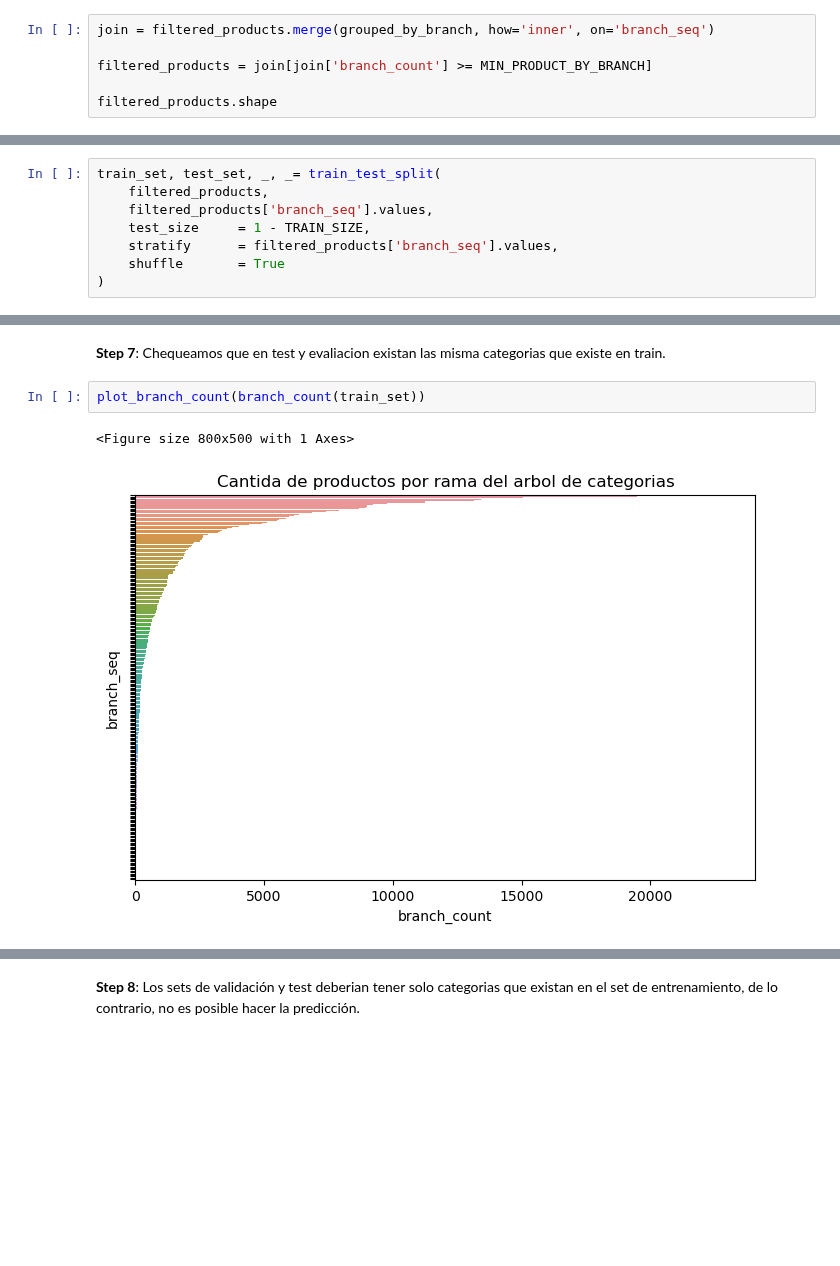
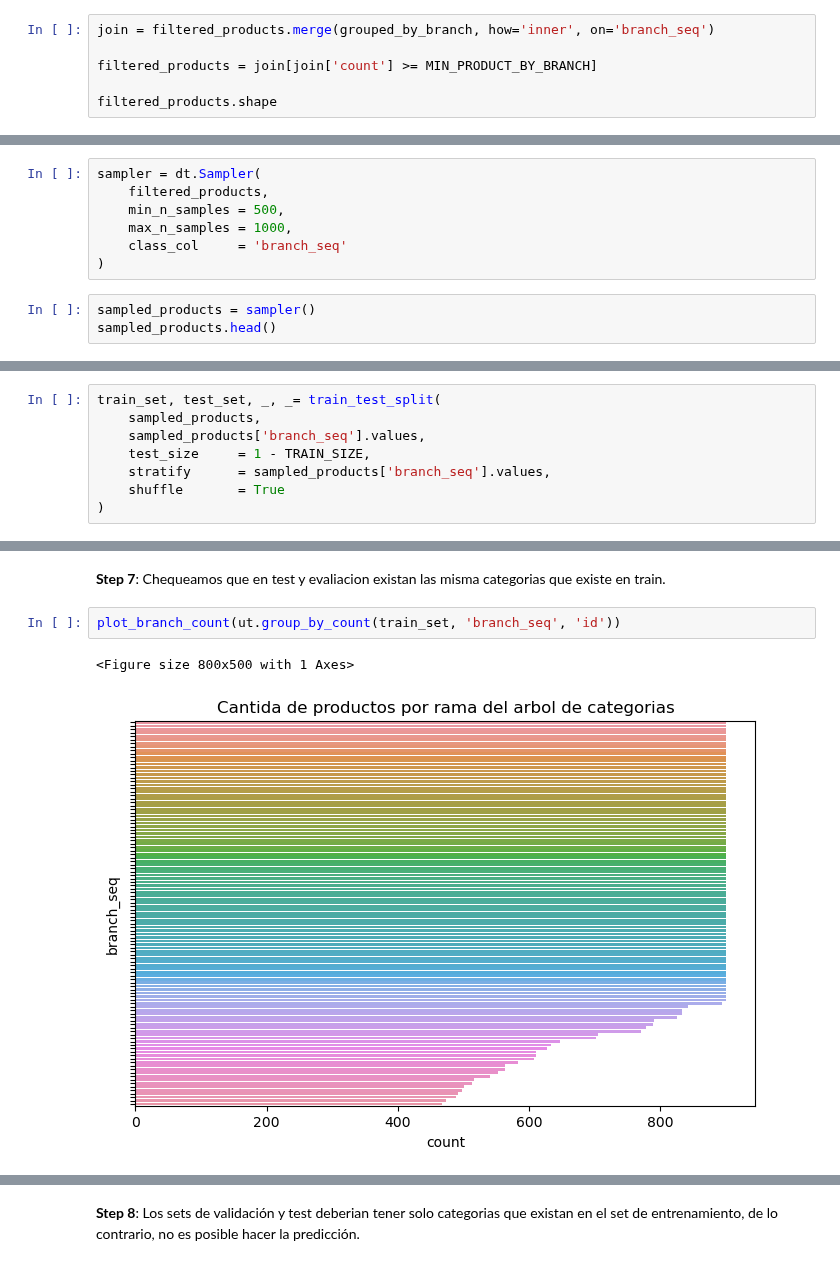
Before and after one commit to magistery-tps/text-mining, a Jupyter notebook: notebooks/fashion_outfits/preprocessing.ipynb, the cells around one changed output, grey strips where cells are left out. Cells and saved outputs as stored; diff of their text form; blank space fills up the shorter version.

```diff
--- a/notebooks/fashion_outfits/preprocessing.ipynb
+++ b/notebooks/fashion_outfits/preprocessing.ipynb
@@ -243,7 +243,7 @@ grouped_by_branch.head()
 # %%
 join = filtered_products.merge(grouped_by_branch, how='inner', on='branch_seq')
 
-filtered_products = join[join['branch_count'] >= MIN_PRODUCT_BY_BRANCH]
+filtered_products = join[join['count'] >= MIN_PRODUCT_BY_BRANCH]
 
 filtered_products.shape
 # %% [output]
@@ -307,0 +337,10 @@ memory usage: 36.5+ MB
+# %%
+sampler = dt.Sampler(
+    filtered_products,
+    min_n_samples = 500,
+    max_n_samples = 1000,
+    class_col     = 'branch_seq'
+)
+# %%
+sampled_products = sampler()
+sampled_products.head()
@@ -309,10 +364,10 @@ memory usage: 36.5+ MB
 **Step 6**: Partimos el dataset en los conjuntos de entrenamiento, prueba y validación. Ademas se estratifica para minizar el efecto del desbalanceo de productos por branch.
 # %%
 train_set, test_set, _, _= train_test_split(
-    filtered_products,
-    filtered_products['branch_seq'].values,
+    sampled_products,
+    sampled_products['branch_seq'].values,
     test_size     = 1 - TRAIN_SIZE,
-    stratify      = filtered_products['branch_seq'].values,
+    stratify      = sampled_products['branch_seq'].values,
     shuffle       = True
 )
 # %%
@@ -325,8 +380,8 @@ test_set, val_set, _, _= train_test_split(
 # %% [markdown]
 **Step 7**: Chequeamos que en test y evaliacion existan las misma categorias que existe en train.
 # %%
-plot_branch_count(branch_count(train_set))
+plot_branch_count(ut.group_by_count(train_set, 'branch_seq', 'id'))
 # %% [output]
 <Figure size 800x500 with 1 Axes>
-[figure, old version]
+[figure, new version]
 # %%
```
Also changed, not shown: parts of 21 cells of this notebook, 5 other files.
